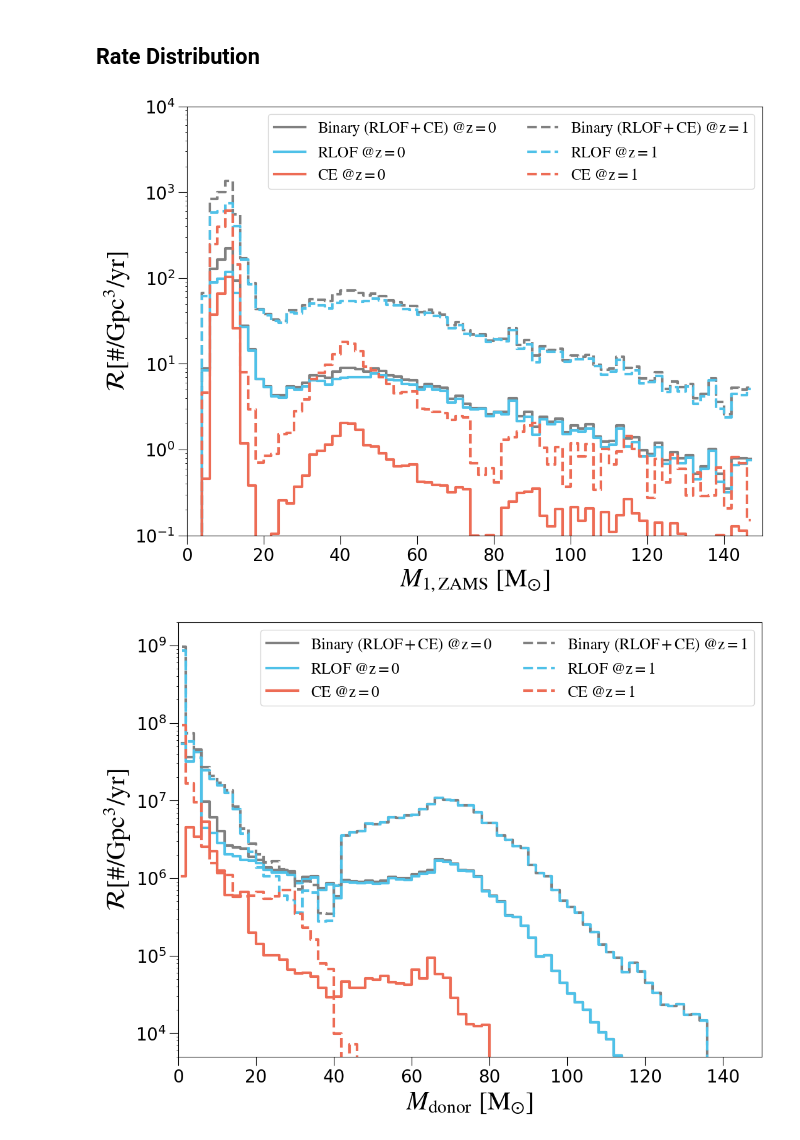
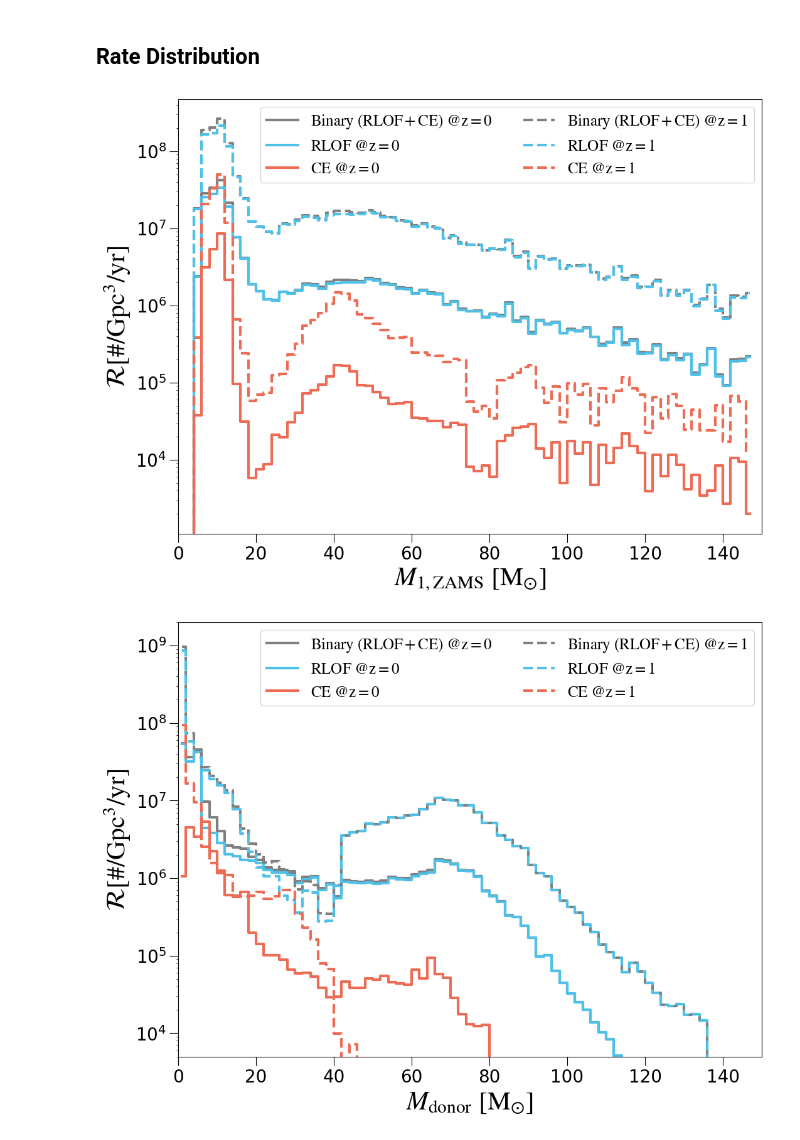
Before and after one commit to KohkiUno/hypernebula_analysis, a Jupyter notebook: distribution.ipynb, the cells around one changed output. Drawn from its saved outputs; the diff is of its cells as text; code cells hidden in the pictures.

```diff
--- a/distribution.ipynb
+++ b/distribution.ipynb
@@ -524,8 +525,8 @@ n_mt = len(mt)
 n_ce = len(ce)
 
 binary_fraction = 0.7
-mt_formed = binary_fraction * sfr / Average_SF_mass_needed.value
-ce_formed = binary_fraction * sfr / Average_SF_mass_needed.value
+mt_formed = sum(mt['mixture_weight']) * sfr / Average_SF_mass_needed.value
+ce_formed = sum(ce['mixture_weight']) * sfr / Average_SF_mass_needed.value
 
 mt_formation_rate = find_formation_rates(n_mt, redshifts, mt_formed, dPdlogZ, metallicities, p_draw_metallicity,
                                          mt['Metallicity@ZAMS(1)'], mt['mixture_weight'])
@@ -602,35 +603,35 @@ ax.step(mass_center_bins, hist_rate_z0_mt+hist_rate_z0_ce, where='mid', color=co
 ax.step(mass_center_bins, hist_rate_z0_mt, where='mid', color=color_list[2],
         label='$\mathrm{RLOF \ @z=0}$', lw=3)
 ax.step(mass_center_bins, hist_rate_z0_ce, where='mid', color=color_list[3],
         label='$\mathrm{CE \ @z=0}$', lw=3)
 
 
 ax.step(mass_center_bins, hist_rate_z1_mt+hist_rate_z1_ce, where='mid', color=color_list[1],
         label=r'$\mathrm{Binary \ (RLOF+CE) \ @z=1}$', lw=3, ls='dashed')
 ax.step(mass_center_bins, hist_rate_z1_mt, where='mid', color=color_list[2],
         label='$\mathrm{RLOF \ @z=1}$', lw=3, ls='dashed')
 ax.step(mass_center_bins, hist_rate_z1_ce, where='mid', color=color_list[3],
         label='$\mathrm{CE \ @z=1}$', lw=3, ls='dashed')
 
 
 ########
 ax.tick_params(axis='both', which='major', labelsize=20, size=10)
 plt.xticks(fontsize=20)
 plt.yticks(fontsize=20)
 plt.locator_params(axis='y', nbins=6)
 
 ax.set_xlim([0.0, 150])
-ax.set_ylim([0.1, 1e4])
+# ax.set_ylim([0.1, 1e4])
 
 plt.xlabel(r'$M_{\mathrm{1, ZAMS}} \ {\mathrm{[M_{\odot}]}}$', fontsize = 30)
 plt.ylabel(r'$\mathcal{R} \mathrm{[\# /Gpc^3 / yr]}$', fontsize = 30)
 
 plt.yscale('log')
 plt.legend(fontsize = 18, ncol=2)
 # plt.savefig('./Fig_paper/mass_distribution_D.pdf', bbox_inches='tight', pad_inches=0.1)
 plt.show()
 # %% [output]
-[figure, old version]
+[figure, new version]
 # %%
 # Then plot it!
 ####################
```
Also changed, not shown: parts of 5 cells of this notebook.
